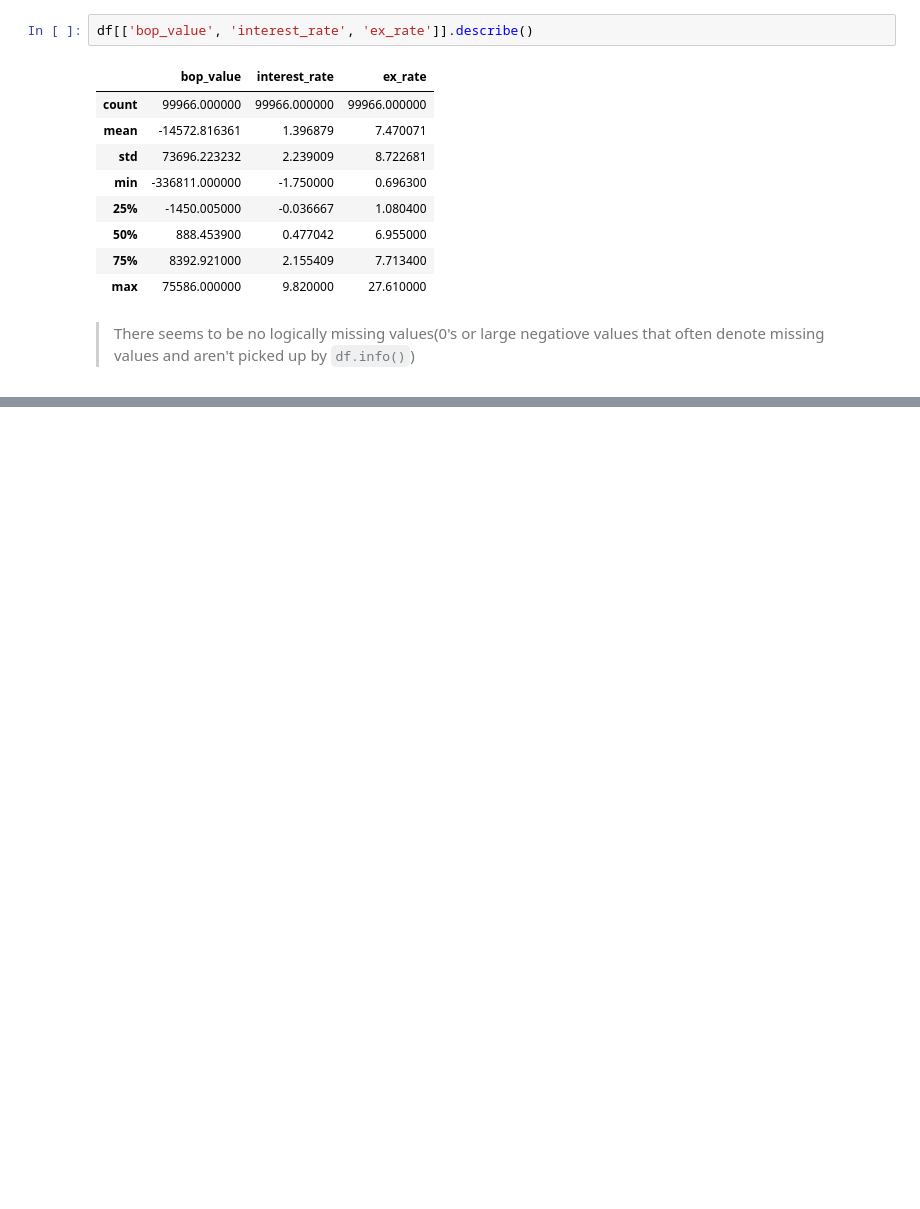
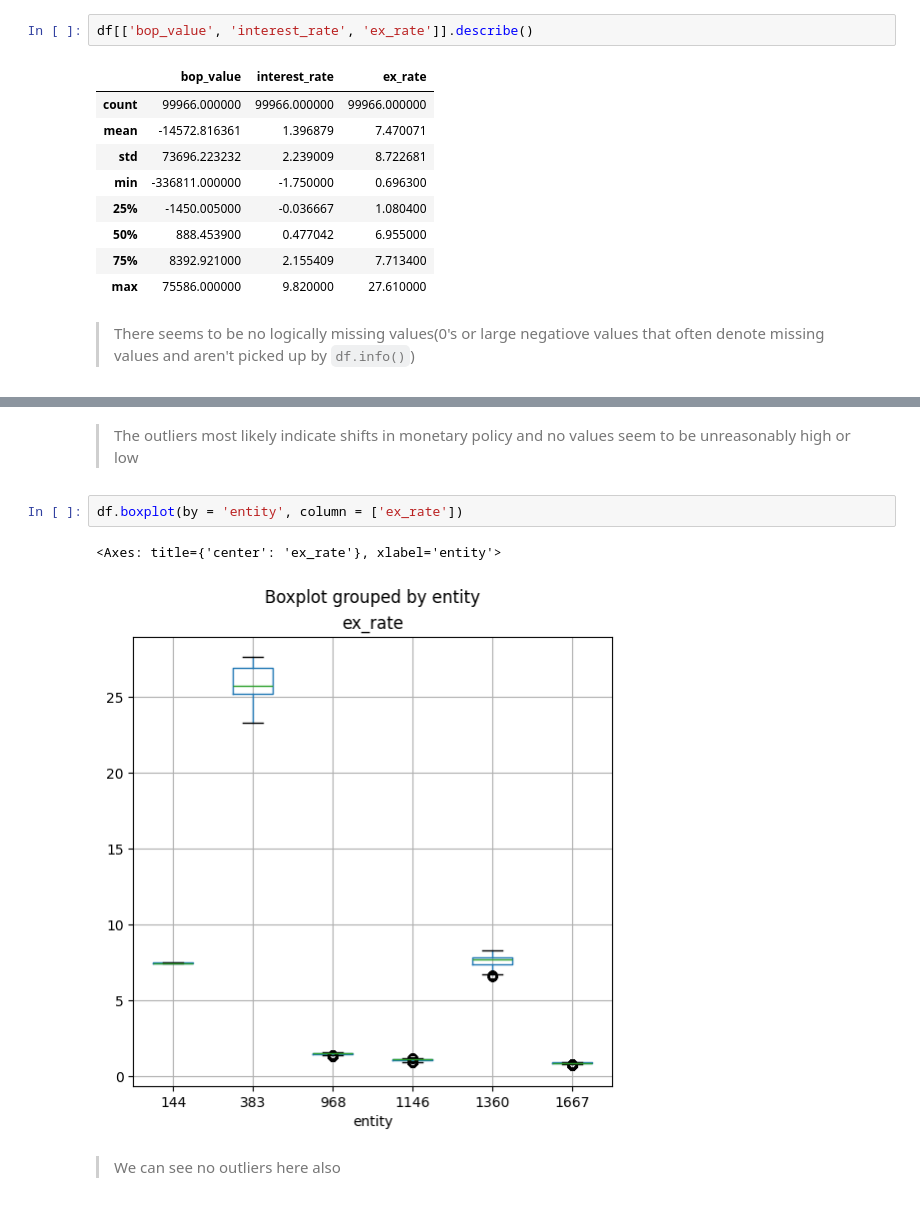
Before and after one commit to lukasjanusauskas/forex, a Jupyter notebook: notebooks/eda.ipynb, the cells around one changed output, grey strips where cells are left out. Drawn from its saved outputs; the diff is of its cells as text; blank space fills up the shorter version.

```diff
--- a/notebooks/eda.ipynb
+++ b/notebooks/eda.ipynb
@@ -90,0 +82,9 @@ False
+# %% [markdown]
+> The outliers most likely indicate shifts in monetary policy and no values seem to be unreasonably high or low
+# %%
+df.boxplot(by = 'entity', column = ['ex_rate'])
+# %% [output]
+<Axes: title={'center': 'ex_rate'}, xlabel='entity'>
+[figure, added]
+# %% [markdown]
+> We can see no outliers here also
```
Also changed, not shown: parts of 28 cells of this notebook, 1 other file.
